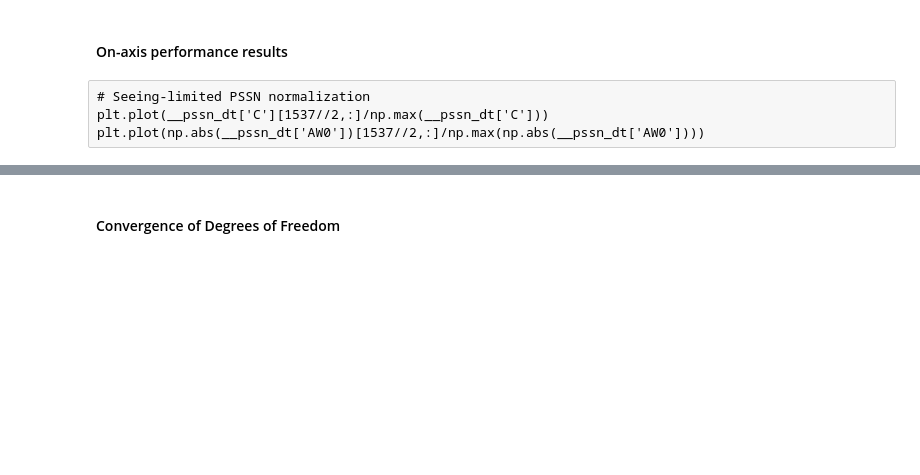
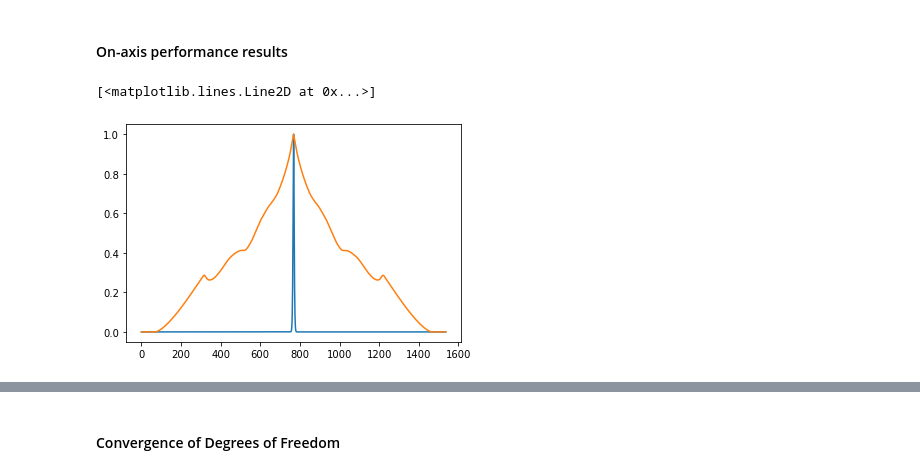
Before and after one commit to uah-cao1/CEO, a Jupyter notebook: python/simpleAcO_for_WFPT_eval.ipynb, the cells around one changed output, grey strips where cells are left out. Saved outputs shown, nothing was run; the diff lists cells and outputs as text; code cells hidden in the pictures; blank space fills up the shorter version.

```diff
--- a/python/simpleAcO_for_WFPT_eval.ipynb
+++ b/python/simpleAcO_for_WFPT_eval.ipynb
@@ -657,10 +665,13 @@ np.set_printoptions(formatter=None)
 ..................................................
 # %% [markdown]
 #### On-axis performance results
-# %% [raw]
-# Seeing-limited PSSN normalization
-plt.plot(__pssn_dt['C'][1537//2,:]/np.max(__pssn_dt['C']))
-plt.plot(np.abs(__pssn_dt['AW0'])[1537//2,:]/np.max(np.abs(__pssn_dt['AW0'])))
+# %%
+# Seeing-limited PSSN normalization
+plt.plot(__pssn_dt['C'][1537//2,:]/np.max(__pssn_dt['C']))
+plt.plot(np.abs(__pssn_dt['AW0'])[1537//2,:]/np.max(np.abs(__pssn_dt['AW0'])))
+# %% [output]
+[<matplotlib.lines.Line2D at 0x...>]
+[figure, added]
 # %%
 fig, ax = plt.subplots()
 fig.set_size_inches(20,5)
```
Also changed, not shown: parts of 12 cells of this notebook.
